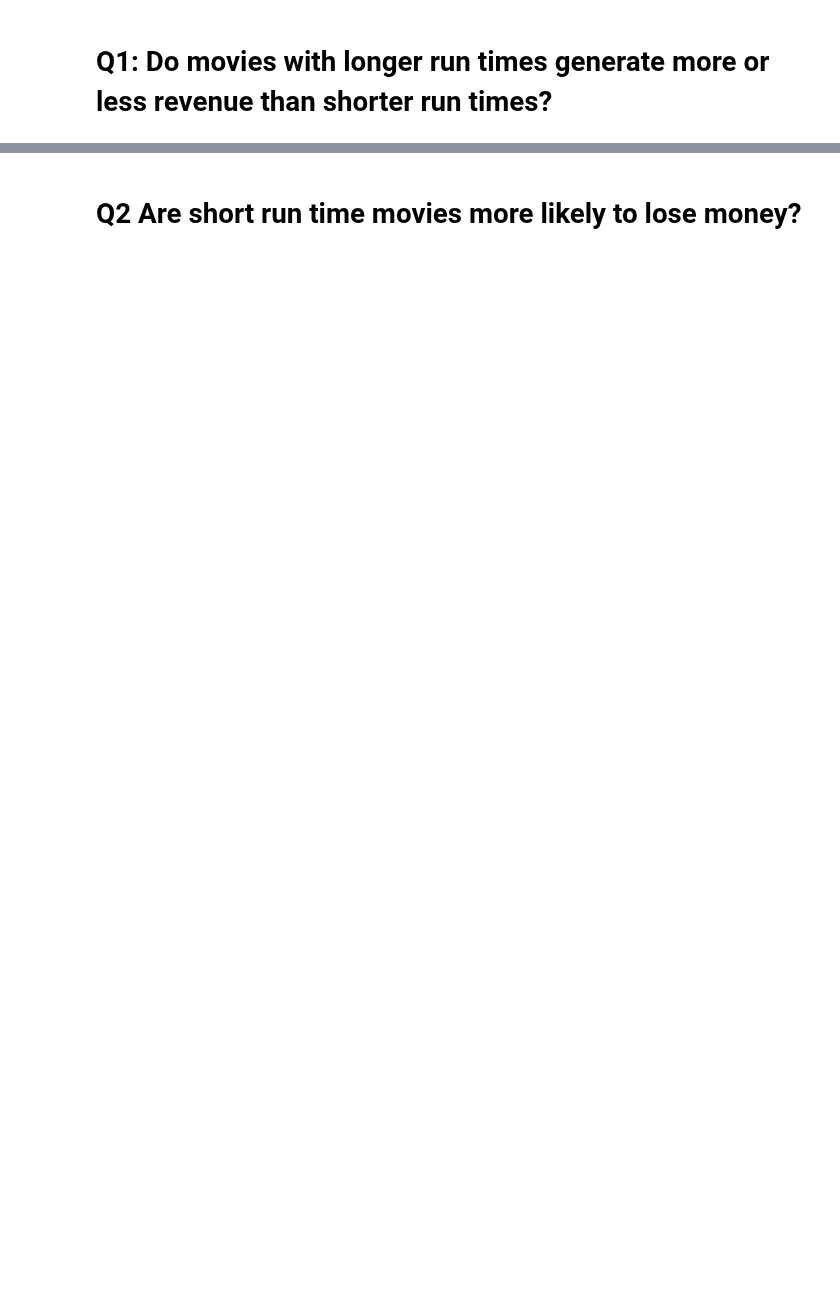
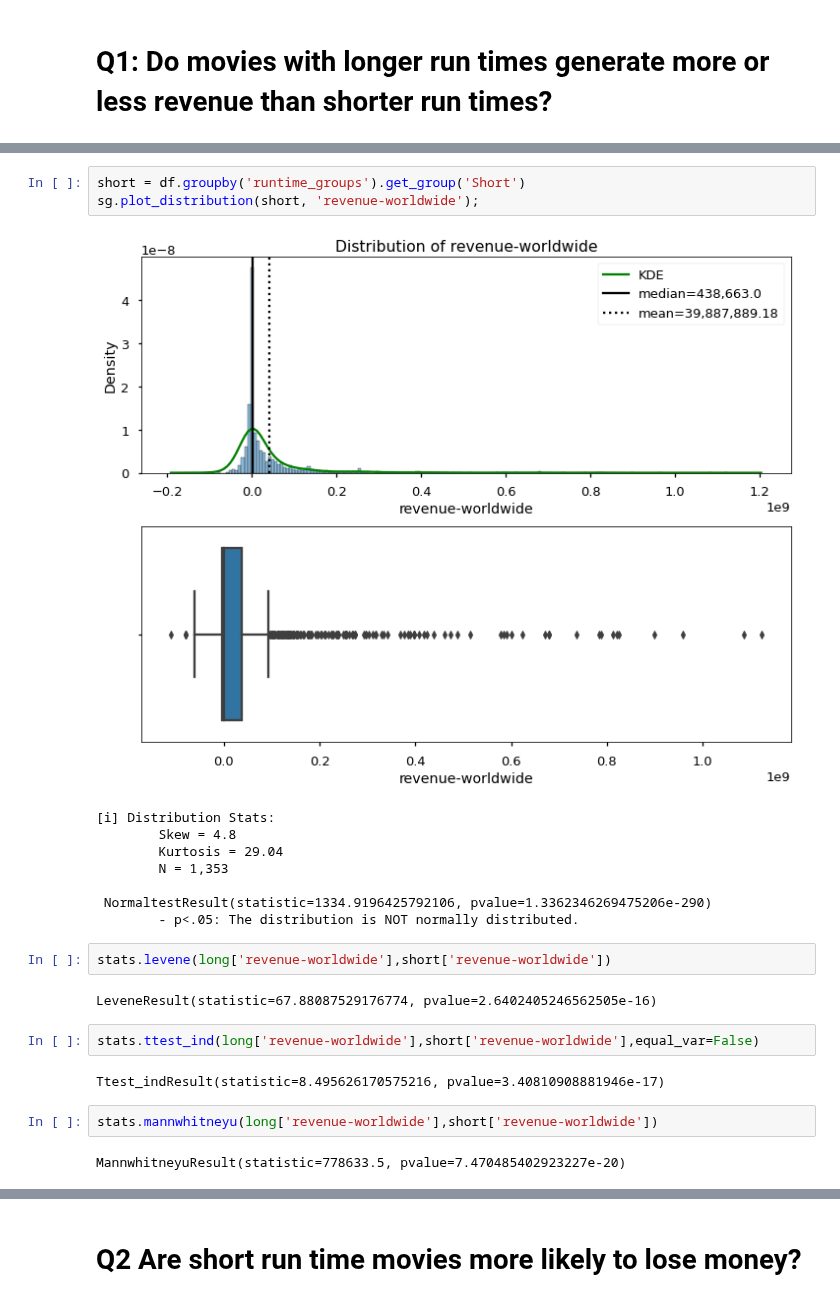
Before and after one commit to flatiron-school/Online-DS-FT-022221-Cohort-Notes, a Jupyter notebook: Phase_2/topic_16_AB_testing/topic_16_AB_testing_with_movies-SG.ipynb, the cells around one changed output, grey strips where cells are left out. Saved outputs shown, nothing was run; the diff lists cells and outputs as text; blank space fills up the shorter version.

```diff
--- a/Phase_2/topic_16_AB_testing/topic_16_AB_testing_with_movies-SG.ipynb
+++ b/Phase_2/topic_16_AB_testing/topic_16_AB_testing_with_movies-SG.ipynb
@@ -62,0 +181,24 @@ memory usage: 464.0+ KB
+# %%
+short = df.groupby('runtime_groups').get_group('Short')
+sg.plot_distribution(short, 'revenue-worldwide');
+# %% [output]
+[figure, added]
+[i] Distribution Stats:
+        Skew = 4.8
+        Kurtosis = 29.04
+        N = 1,353
+
+ NormaltestResult(statistic=1334.9196425792106, pvalue=1.3362346269475206e-290)
+        - p<.05: The distribution is NOT normally distributed.
+# %%
+stats.levene(long['revenue-worldwide'],short['revenue-worldwide'])
+# %% [output]
+LeveneResult(statistic=67.88087529176774, pvalue=2.6402405246562505e-16)
+# %%
+stats.ttest_ind(long['revenue-worldwide'],short['revenue-worldwide'],equal_var=False)
+# %% [output]
+Ttest_indResult(statistic=8.495626170575216, pvalue=3.40810908881946e-17)
+# %%
+stats.mannwhitneyu(long['revenue-worldwide'],short['revenue-worldwide'])
+# %% [output]
+MannwhitneyuResult(statistic=778633.5, pvalue=7.470485402923227e-20)
```
Also changed, not shown: parts of 45 cells of this notebook.
